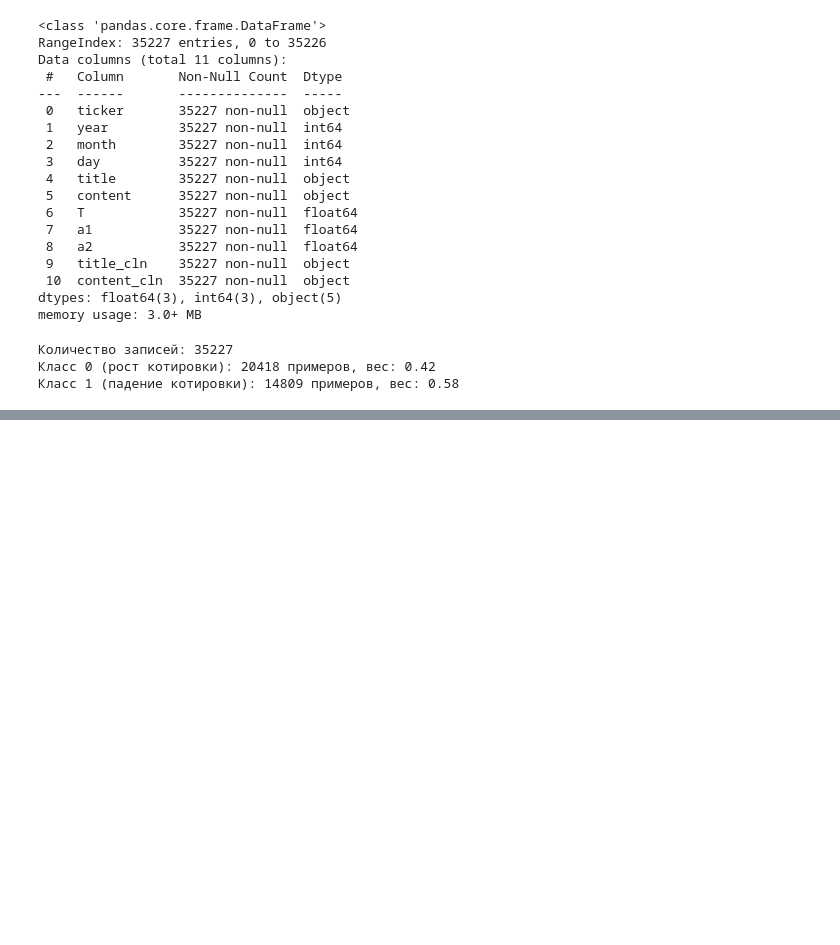
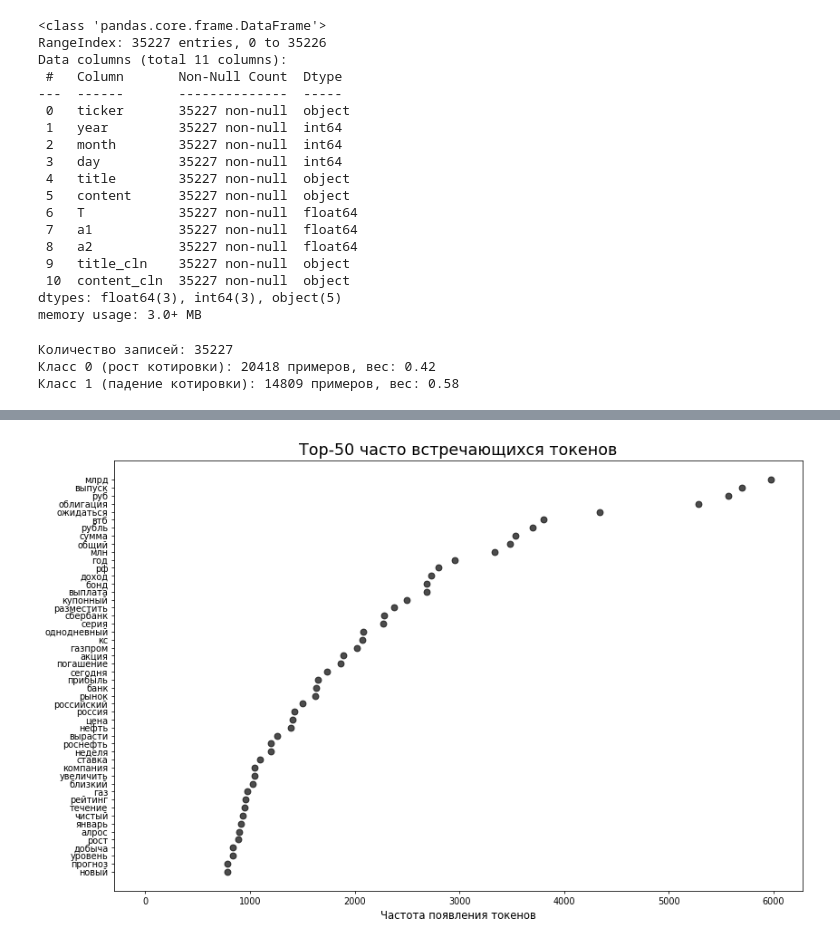
Before and after one commit to shabanovaeyu/Share-price-forecasing, a Jupyter notebook: logistic_regression.ipynb, the cells around one changed output, grey strips where cells are left out. Saved outputs shown, nothing was run; the diff lists cells and outputs as text; code cells hidden in the pictures; blank space fills up the shorter version.

Commit message:
tokens review & coefficients visualization

```diff
--- a/logistic_regression.ipynb
+++ b/logistic_regression.ipynb
@@ -60,12 +86,14 @@ print(f'Класс 1 (падение котировки): {r1} примеров,
 # Получение train и test-выборок
 
 min_df = 1
-train_size = 0.9
-test_size = 0.1
+test_size = 0.05
 
-train, test = train_test_split(dataset, test_size=test_size, random_state=42)
+X = dataset['title_cln']
+Y = dataset['Y']
 
-X_train, X_test, y_train, y_test = train['title'], test['title'], train['Y'], test['Y']
+X_train, X_test, y_train, y_test = train_test_split(X, Y,
+                                                    test_size=test_size,
+                                                    random_state=42)
 
 vectorizer = CountVectorizer(min_df=min_df)
 vectorizer.fit(X_train)
@@ -91,0 +120,5 @@ Kласс 1: 18381 примеров
+# %%
+# Токены, полученные из заголовков новостных статей
+
+tokens = vectorizer.get_feature_names()
+print(tokens[0:50])
@@ -91,0 +127,3 @@ Kласс 1: 18381 примеров
+# %%
+df_X_train = pd.DataFrame.sparse.from_spmatrix(X_train, columns = tokens)
+df_X_train
@@ -91,0 +144,7 @@ Kласс 1: 18381 примеров
+# %%
+# Ранжирование токенов по их частоте появления в корпусе
+
+df_top_tokens = pd.DataFrame({'count': df_X_train.aggregate(func='sum', axis=0)})
+df_top_tokens = df_top_tokens.reset_index().rename({'index':'token'}, axis=1)
+df_top_tokens = df_top_tokens.sort_values(by='count', ascending=True)
+df_top_tokens
@@ -91,0 +165,18 @@ Kласс 1: 18381 примеров
+# %%
+# Диаграмма: тор-50 часто встречающихся токенов
+
+y = df_top_tokens['token'].values[-50:] # 50 "популярных" токенов
+x = df_top_tokens['count'].values[-50:] # частота появления каждого из них
+
+# Построенние графика
+fig, ax = plt.subplots(figsize=(14,9), dpi= 70)
+ax.hlines(y=y, xmin=1, xmax=50, color='gray', alpha=0.7, linewidth=0)
+ax.scatter(y=y, x=x, s=50, color='black', alpha=0.7)
+
+# Заголовок, названия оси абсцисс
+ax.set_title('Тор-50 часто встречающихся токенов', fontdict={'size':18})
+ax.set_xlabel('Частота появления токенов', fontdict={'size':12})
+
+plt.show()
+# %% [output]
+[figure, added]
```
Also changed, not shown: parts of 25 cells of this notebook.
